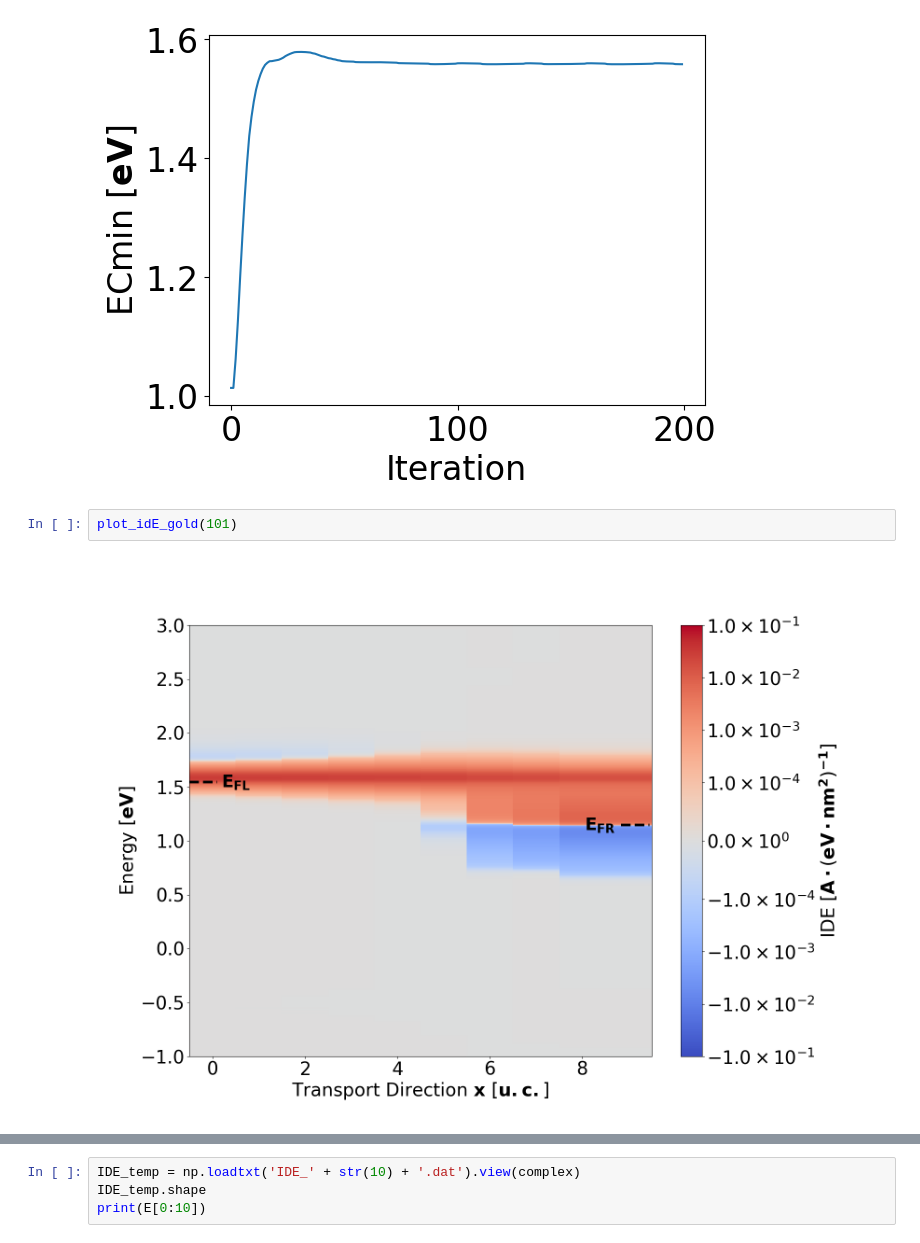
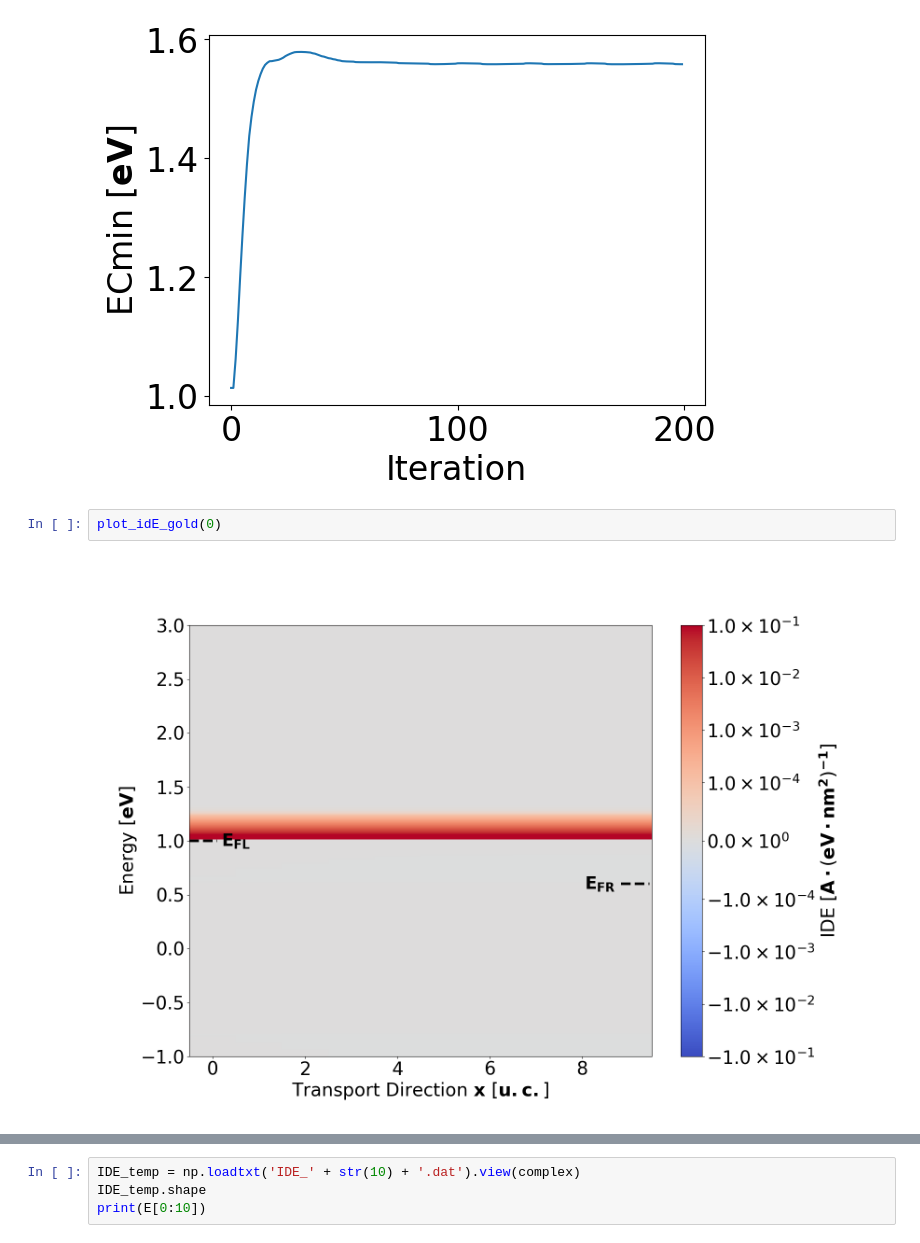
Before and after one commit to Nano-TCAD/QuaTrEx, a Jupyter notebook: quatrex/results/GNR_biased_SC/analysis.ipynb, the cells around one changed output, grey strips where cells are left out. Cells and saved outputs as stored; diff of their text form.

```diff
--- a/quatrex/results/GNR_biased_SC/analysis.ipynb
+++ b/quatrex/results/GNR_biased_SC/analysis.ipynb
@@ -187,7 +191,7 @@ plt.show()
 # %% [output]
 [figure]
 # %%
-plot_idE_gold(101)
+plot_idE_gold(0)
 # %% [output]
-[figure, old version]
+[figure, new version]
 # %%
```
Also changed, not shown: parts of 2 cells of this notebook, 7 other files.
